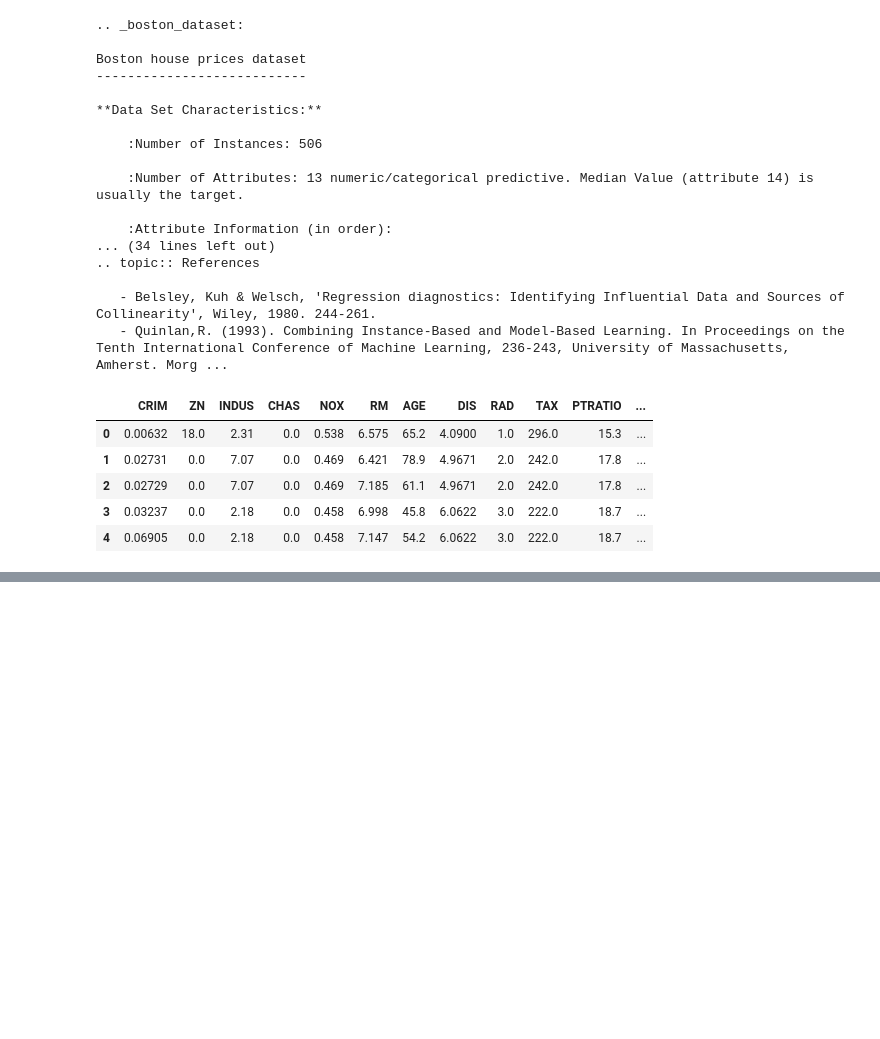
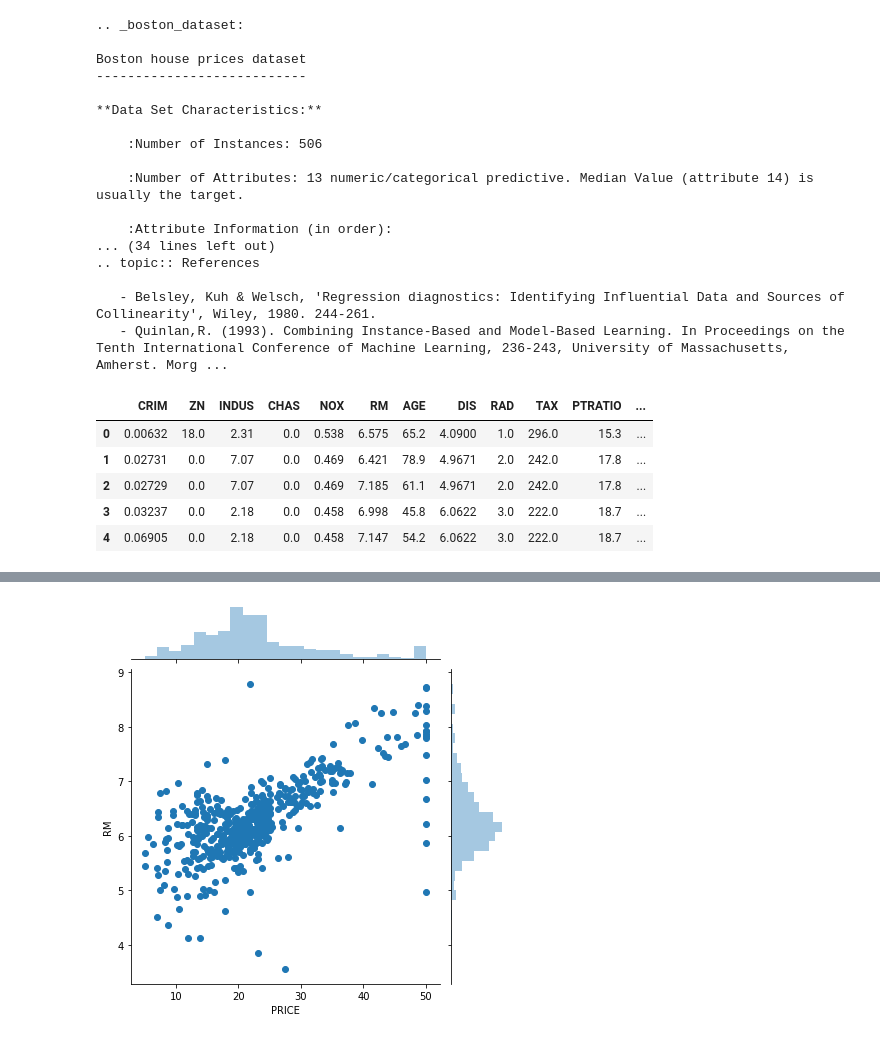
Before and after one commit to tommirrington/MachineLearning-StatisticProject, a Jupyter notebook: MLandStatsProject.ipynb, the cells around one changed output, grey strips where cells are left out. Drawn from its saved outputs; the diff is of its cells as text; code cells hidden in the pictures; blank space fills up the shorter version.

```diff
--- a/MLandStatsProject.ipynb
+++ b/MLandStatsProject.ipynb
@@ -68,0 +104,6 @@ boston_df.describe()
+# %%
+# correlation between RM (rooms per dwelling) and price
+
+sns.jointplot(x="PRICE", y="RM", data=boston_df);
+# %% [output]
+[figure, added]
```
Also changed, not shown: parts of 8 cells of this notebook.
